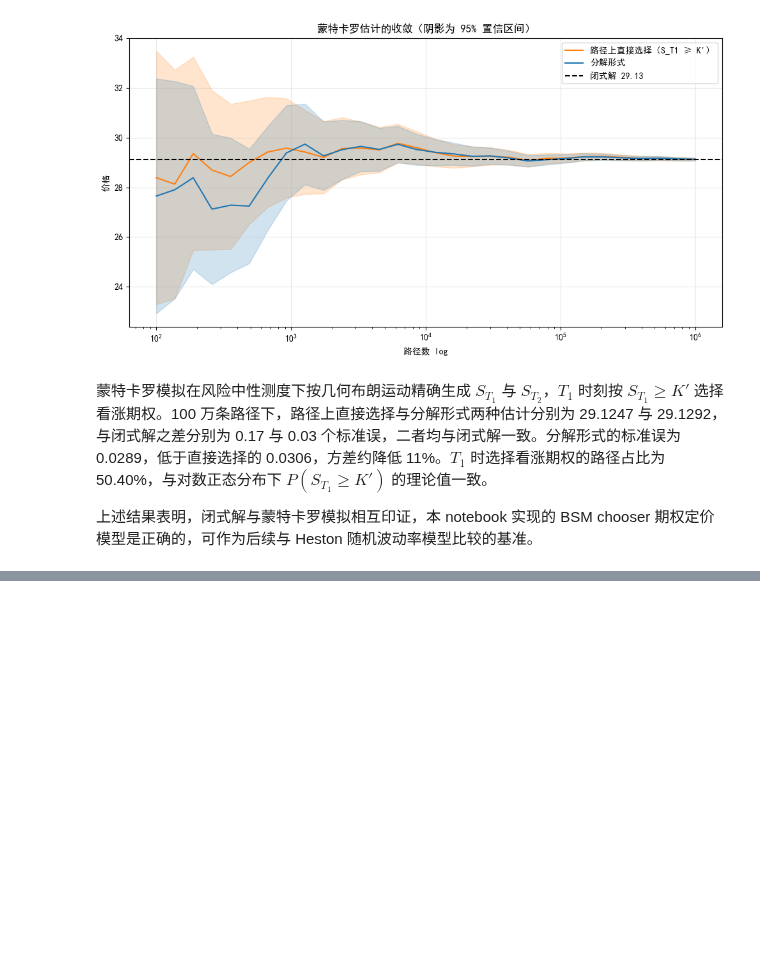
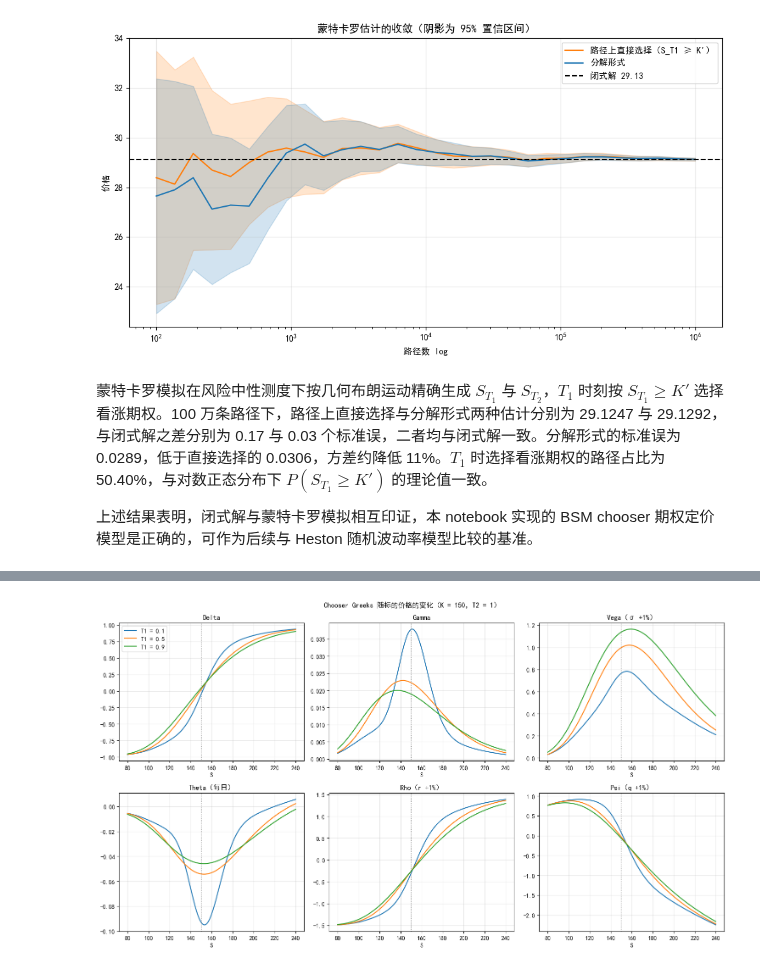
Before and after one commit to yankail520-crypto/ChooserOptionTool, a Jupyter notebook: co_bsm/BsmReport.ipynb, the cells around one changed output, grey strips where cells are left out. Saved outputs shown, nothing was run; the diff lists cells and outputs as text; code cells hidden in the pictures; blank space fills up the shorter version.

Commit message:
Greeks sensity analyze.

```diff
--- a/co_bsm/BsmReport.ipynb
+++ b/co_bsm/BsmReport.ipynb
@@ -340,0 +513,22 @@ plt.show()
+# %%
+# Greeks 随标的价格的变化，不同选择日 T1 对比
+S_grid = np.linspace(80, 240, 300)
+t1_list = [0.1, 0.5, 0.9]
+panels = [("delta", "Delta", 1), ("gamma", "Gamma", 1), ("vega", "Vega（σ +1%）", 0.01),
+          ("theta", "Theta（每日）", 1 / 365), ("rho", "Rho（r +1%）", 0.01), ("psi", "Psi（q +1%）", 0.01)]
+
+fig, axes = plt.subplots(2, 3, figsize=(15, 8.5))
+for t1 in t1_list:
+    g = chooser_greeks(**{**p0, "S": S_grid, "T1": t1})
+    for ax, (key, title, u) in zip(axes.flat, panels):
+        ax.plot(S_grid, g[key] * u, label=f"T1 = {t1}")
+for ax, (key, title, u) in zip(axes.flat, panels):
+    ax.axvline(PAPER["K"], color="gray", ls=":", lw=1)
+    ax.set(title=title, xlabel="S")
+    ax.grid(alpha=0.3)
+axes[0, 0].legend()
+fig.suptitle("Chooser Greeks 随标的价格的变化（K = 150，T2 = 1）")
+plt.tight_layout()
+plt.show()
+# %% [output]
+[figure, added]
```
Also changed, not shown: parts of 9 cells of this notebook.
